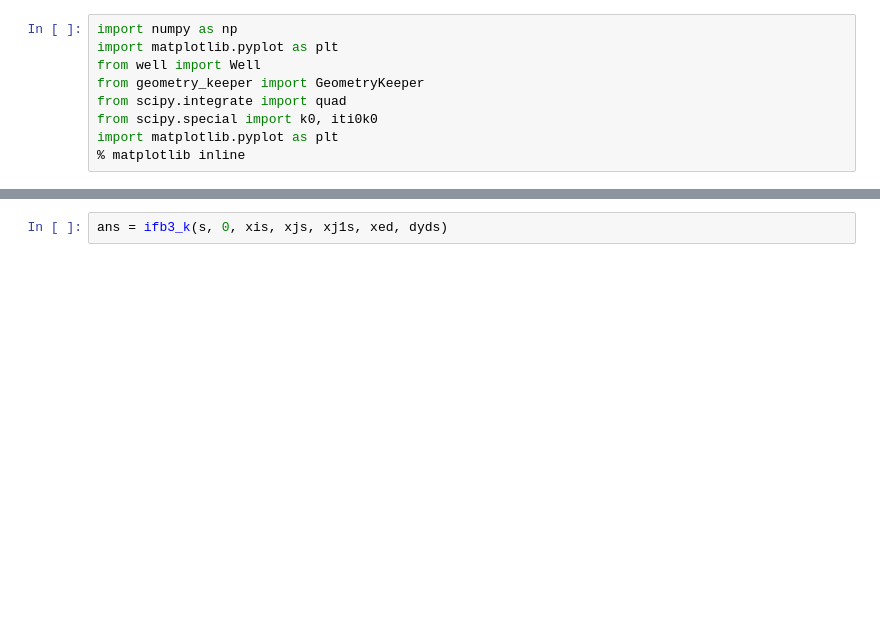
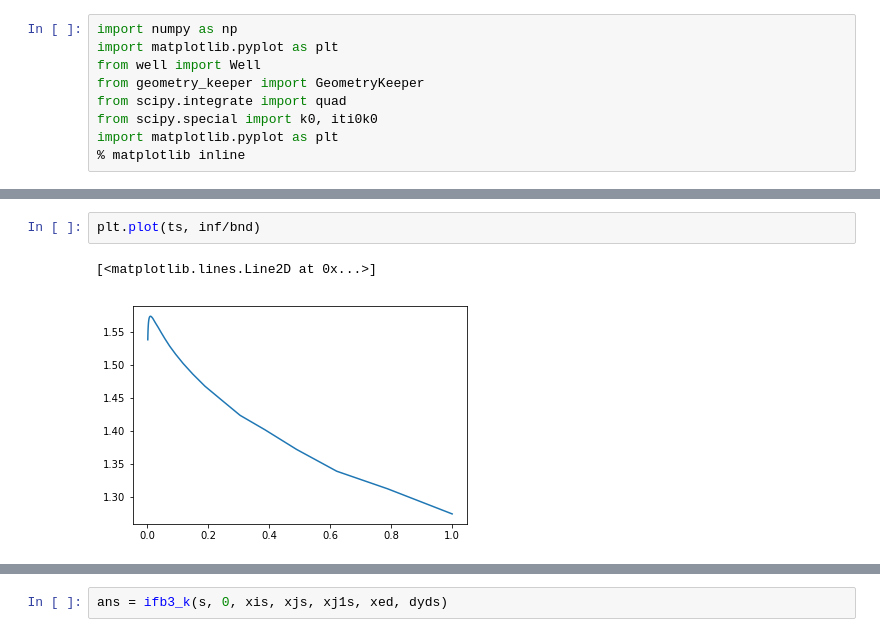
Before and after one commit to dmitrydi/pd_lapl, a Jupyter notebook: bounded_functions.ipynb, the cells around one changed output, grey strips where cells are left out. Cells and saved outputs as stored; diff of their text form; blank space fills up the shorter version.

```diff
--- a/bounded_functions.ipynb
+++ b/bounded_functions.ipynb
@@ -27,3 +243,8 @@ well = real_well.lapl_well
+# %%
+plt.plot(ts, inf/bnd)
+# %% [output]
+[<matplotlib.lines.Line2D at 0x...>]
+[figure, added]
 # %%
 def ifb3_k(s, k, xis, xjs, xj1s, xed, dyds):
     su = (s)**0.5
```
Also changed, not shown: parts of 35 cells of this notebook, 3 other files.
